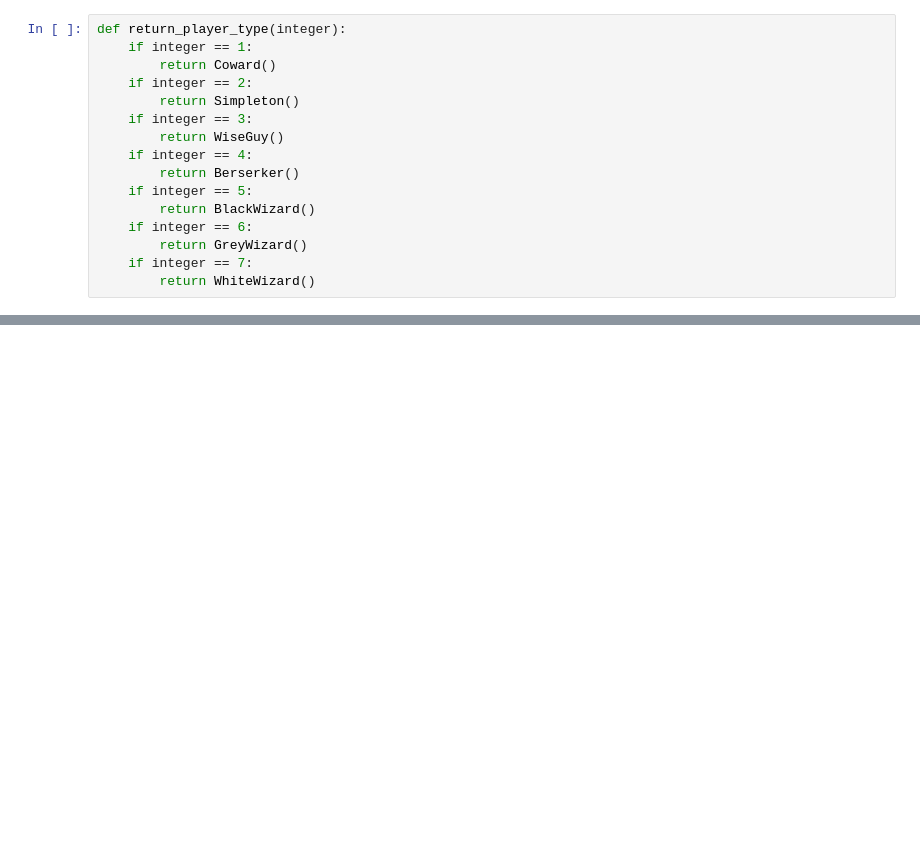
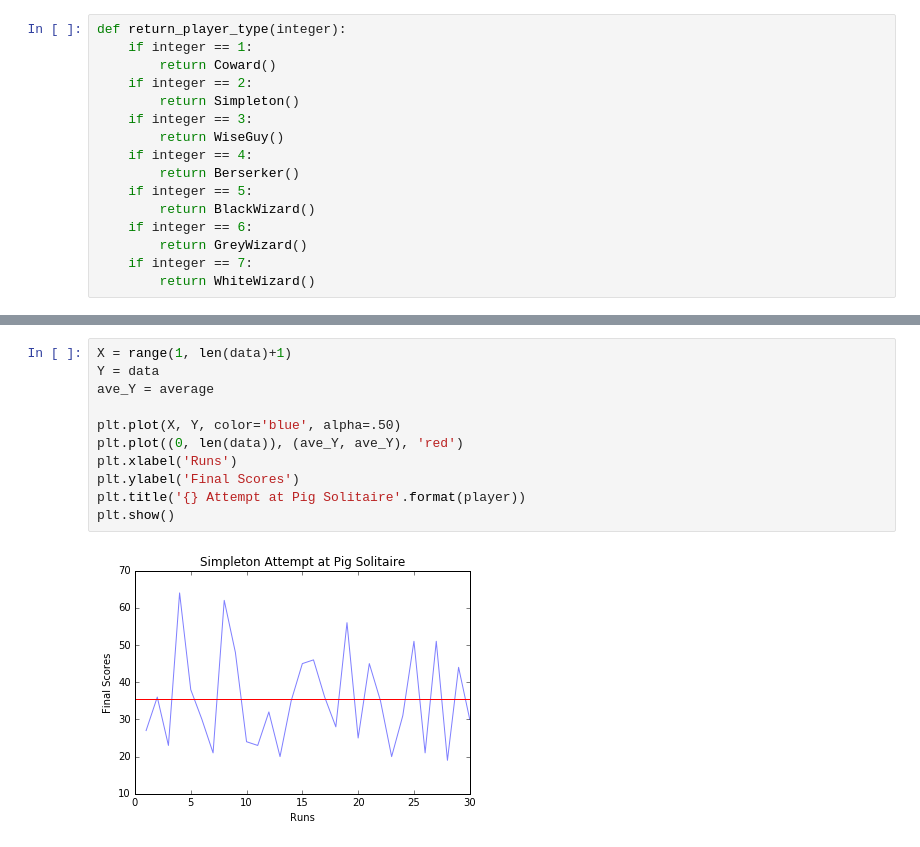
Before and after one commit to gregajohnston/ultimate-pig, a Jupyter notebook: Running notebook.ipynb, the cells around one changed output, grey strips where cells are left out. Cells and saved outputs as stored; diff of their text form; blank space fills up the shorter version.

```diff
--- a/Running notebook.ipynb
+++ b/Running notebook.ipynb
@@ -83,0 +89,13 @@ plt.show()
+# %%
+X = range(1, len(data)+1)
+Y = data
+ave_Y = average
+
+plt.plot(X, Y, color='blue', alpha=.50)
+plt.plot((0, len(data)), (ave_Y, ave_Y), 'red')
+plt.xlabel('Runs')
+plt.ylabel('Final Scores')
+plt.title('{} Attempt at Pig Solitaire'.format(player))
+plt.show()
+# %% [output]
+[figure, added]
```
Also changed, not shown: parts of 8 cells of this notebook.
